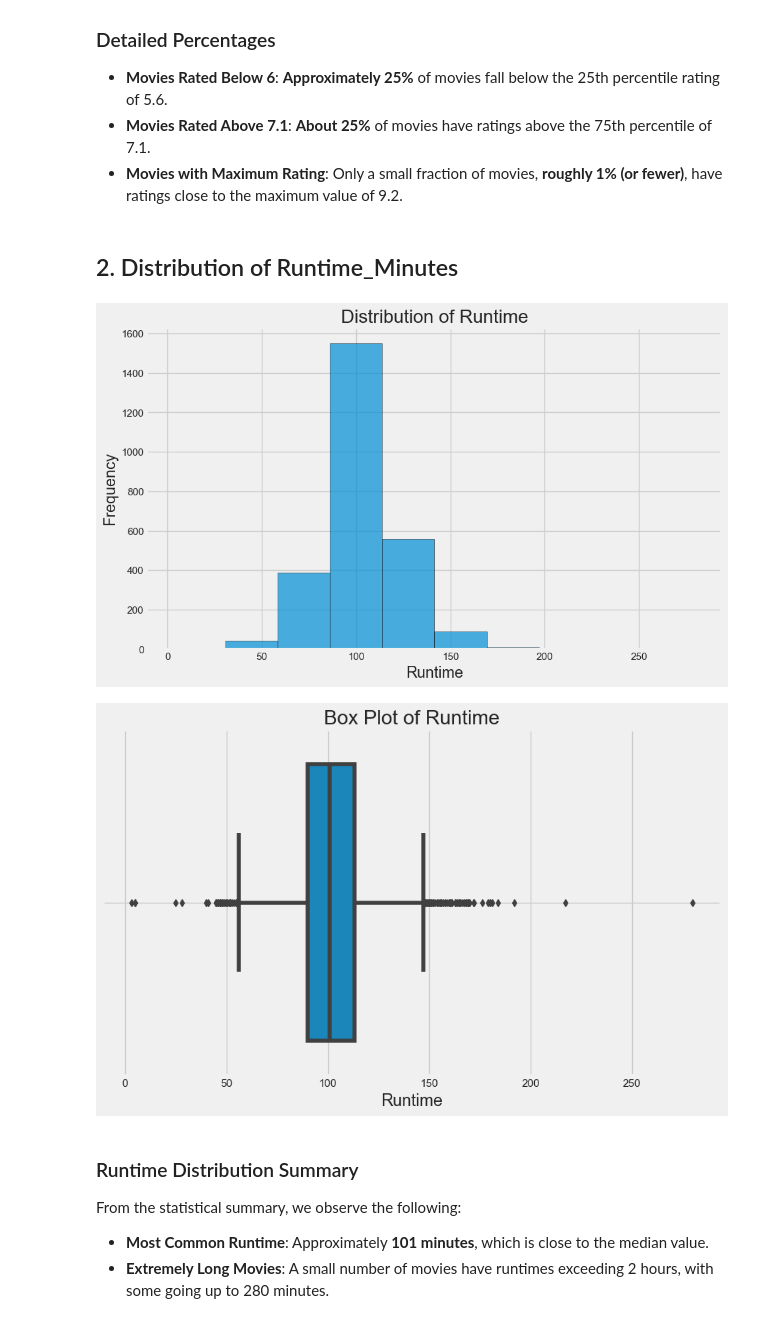
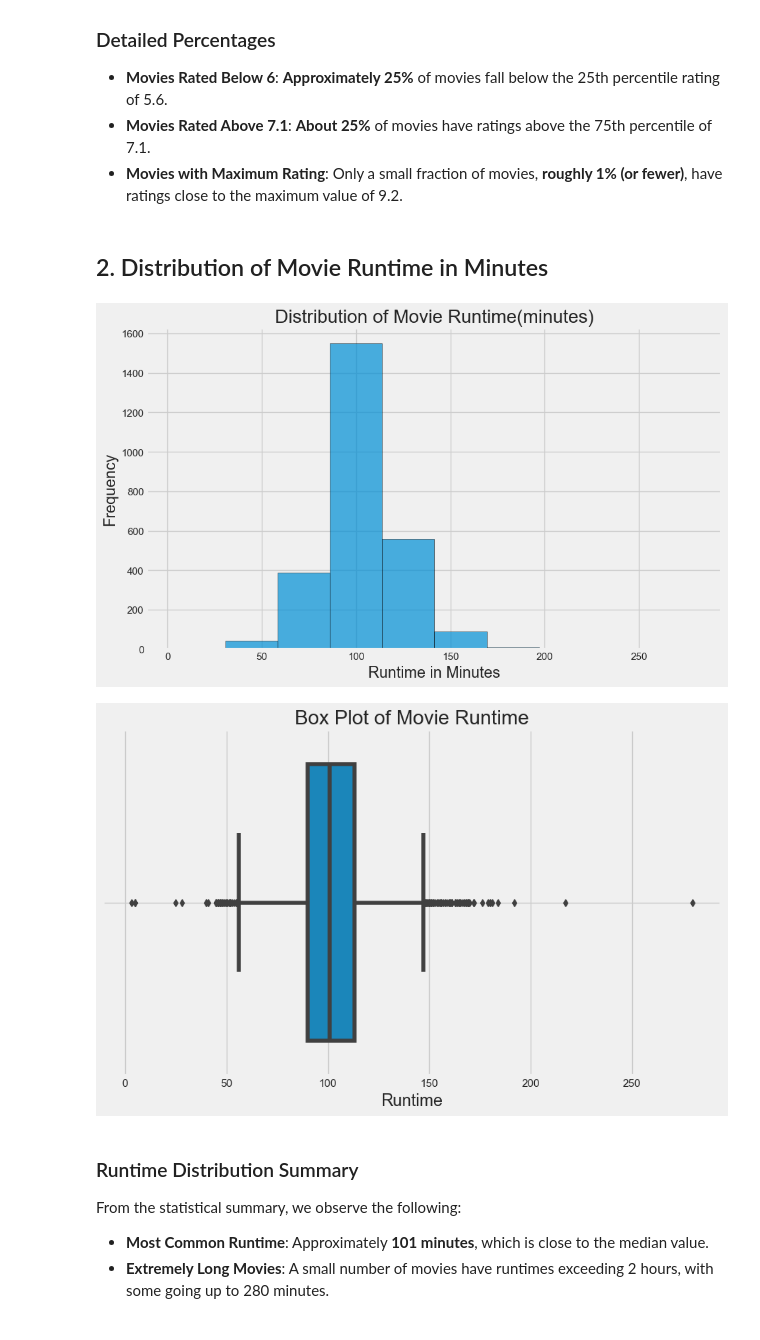
Before and after one commit to BrianGithinji-BMG/Movie-Studio, a Jupyter notebook: Movies.ipynb, the cells around one changed output. Saved outputs shown, nothing was run; the diff lists cells and outputs as text; code cells hidden in the pictures.

```diff
--- a/Movies.ipynb
+++ b/Movies.ipynb
@@ -687,3 +697,6 @@ Merged dataset with split genres saved successfully to 'merged_dataset_with_genr
+# %%
+# Filtering unnecessary columns
+merged.drop(['movie'],axis = 1, inplace =True)
 # %%
 merged.head()
 # %% [output]
@@ -793,31 +806,31 @@ From the statistical summary, we observe the following:
 - **Movies Rated Above 7.1**: **About 25%** of movies have ratings above the 75th percentile of 7.1.
 - **Movies with Maximum Rating**: Only a small fraction of movies, **roughly 1% (or fewer)**, have ratings close to the maximum value of 9.2.
 # %% [markdown]
-## 2. Distribution of Runtime_Minutes
+## 2. Distribution of Movie Runtime in Minutes
 # %%
 # Plot histogram for Runtime
 plt.figure(figsize=(10, 6))
 plt.hist(merged['runtime_minutes'], bins=10, edgecolor='black', alpha=0.7)
 
 # Add labels and title
-plt.xlabel('Runtime')
+plt.xlabel('Runtime in Minutes')
 plt.ylabel('Frequency')
-plt.title('Distribution of Runtime')
+plt.title('Distribution of Movie Runtime(minutes)')
 
 # Show plot
 plt.grid(True)
 plt.show()
 # %% [output]
-[figure, old version]
+[figure, new version]
 # %%
 plt.figure(figsize=(10, 6))
 sns.boxplot(x=merged['runtime_minutes'])
 plt.xlabel('Runtime')
-plt.title('Box Plot of Runtime')
+plt.title('Box Plot of Movie Runtime')
 plt.grid(True)
 plt.show()
 # %% [output]
-[figure, old version]
+[figure, new version]
 # %% [markdown]
 ### Runtime Distribution Summary
 
```
Also changed, not shown: parts of 19 cells of this notebook.
